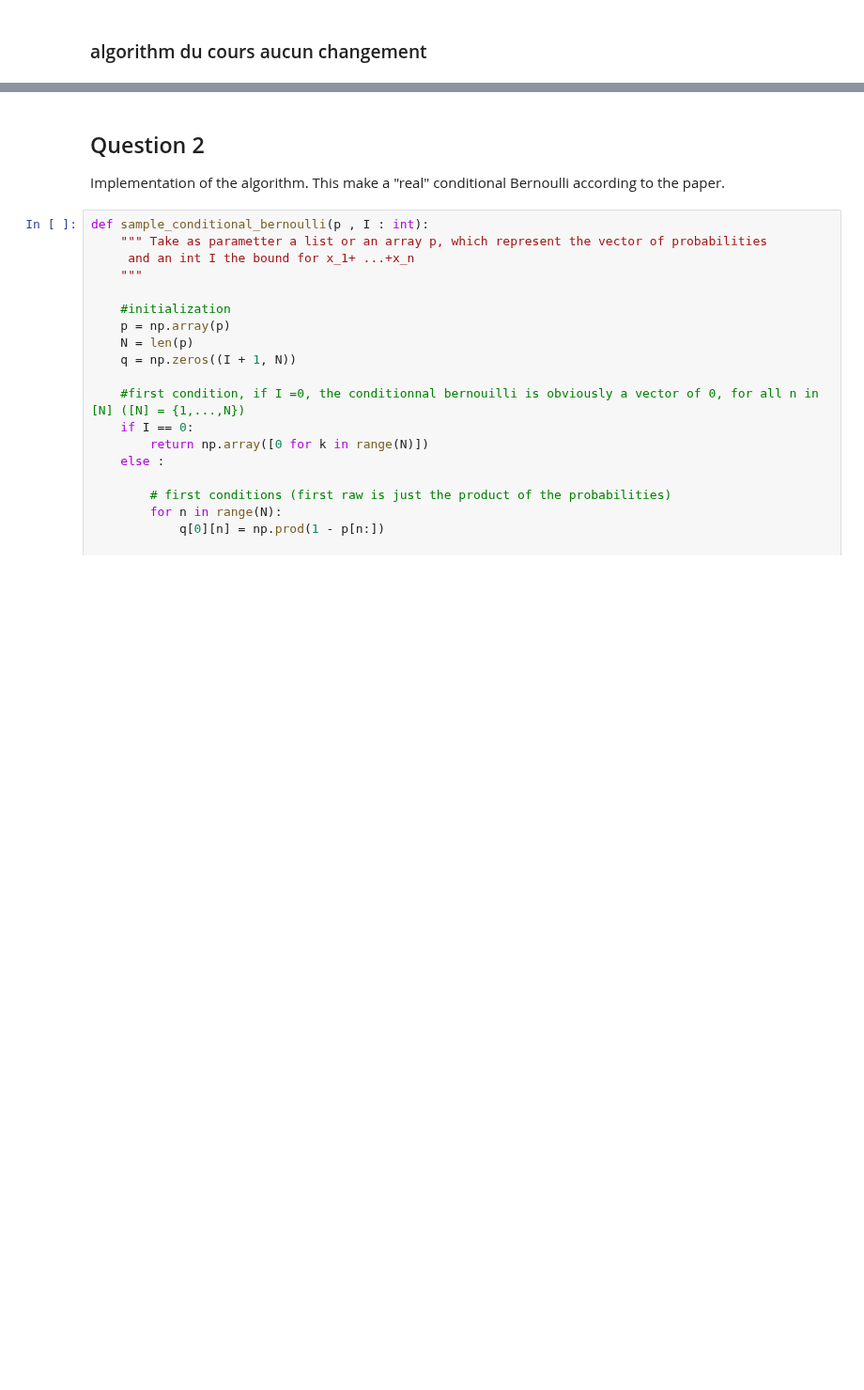
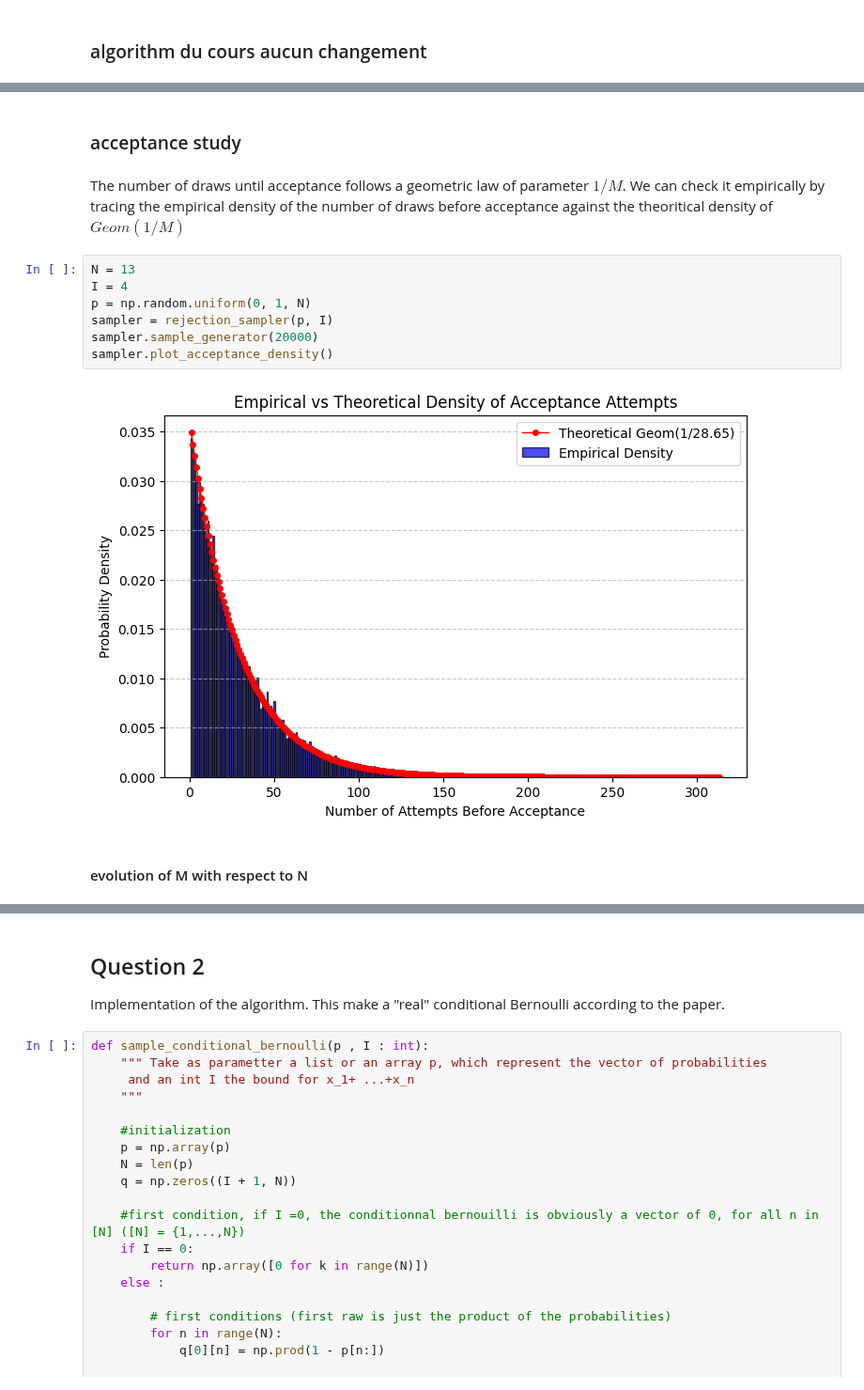
Before and after one commit to teiki-h/cond_bernoulli, a Jupyter notebook: main.ipynb, the cells around one changed output, grey strips where cells are left out. Shown at 94% size. Cells and saved outputs as stored; diff of their text form; blank space fills up the shorter version.

```diff
--- a/main.ipynb
+++ b/main.ipynb
@@ -160,0 +101,15 @@ Pour $I$ fixer on va évaluer comment évolue $M$; pour ce fair on va considére
+# %% [markdown]
+### acceptance study
+# %% [markdown]
+The number of draws until acceptance follows a geometric law of parameter $1/M$. We can check it empirically by tracing the empirical density of the number of draws before acceptance against the theoritical density of $Geom(1/M)$
+# %%
+N = 13
+I = 4
+p = np.random.uniform(0, 1, N)
+sampler = rejection_sampler(p, I)
+sampler.sample_generator(20000)
+sampler.plot_acceptance_density()
+# %% [output]
+[figure, added]
+# %% [markdown]
+#### evolution of M with respect to N
```
Also changed, not shown: parts of 35 cells of this notebook, 1 other file.
